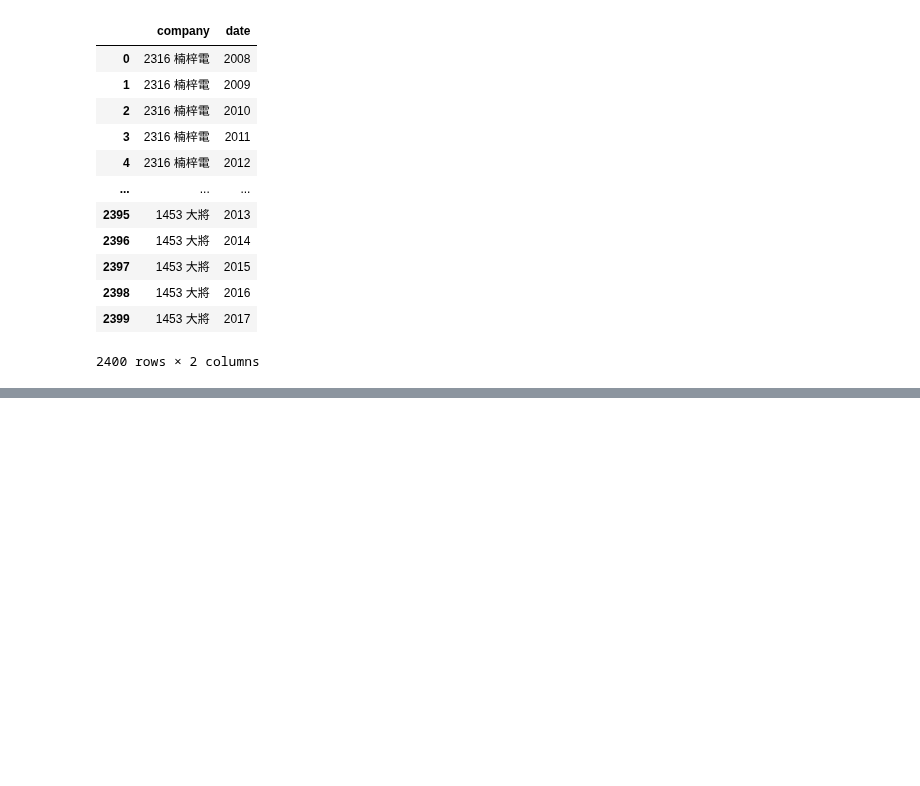
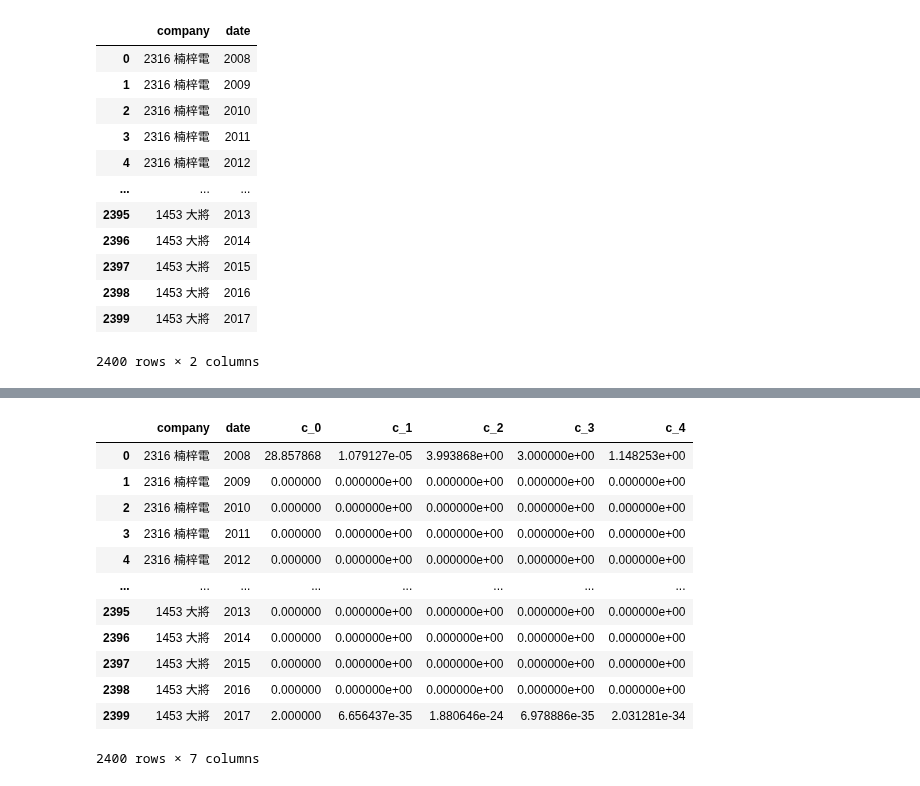
Before and after one commit to roccqqck/news_bert, a Jupyter notebook: 6.news_data_preprocessing.ipynb, the cells around one changed output, grey strips where cells are left out. Saved outputs shown, nothing was run; the diff lists cells and outputs as text; code cells hidden in the pictures; blank space fills up the shorter version.

```diff
--- a/6.news_data_preprocessing.ipynb
+++ b/6.news_data_preprocessing.ipynb
@@ -478,0 +557,43 @@ df_topic_5_prob[(df_topic_5_prob["company"].str.contains("楠梓電") & df_topic
+# %%
+# 上面步驟寫成for loop
+# for 240公司名list:
+#     for 2008-2017年:
+
+for company_name in tqdm(company_list):
+    for year in range(2008,2018):
+        company_name = str(company_name)
+
+        # pandas all_news 取出 company欄位 contains 公司名 & date欄位 contains 年分
+        df_temp = all_news.loc[(all_news["company"].str.contains(company_name))
+                    & (all_news["date"].astype(str).str.contains( str(year) ))]
+        # 將 c_0 c_1 c_2 c_3 c_4 欄位 加總sum()
+        # df_temp["c_0"].sum(), df_temp["c_1"].sum(), df_temp["c_2"].sum() ,df_temp["c_3"].sum() ,df_temp["c_4"].sum()
+
+        # 將 c_0 ~ c_4 欄位 加總sum()
+        # 按照 公司名 年分 填入 df_company_year_prob_sum的 c_0 ~ c_4 欄位表格
+        df_company_year_prob_sum.loc[(df_company_year_prob_sum["company"].str.contains(company_name) )
+                    & (df_company_year_prob_sum["date"].astype(str).str.contains( str(year) )), "c_0"] = df_temp["c_0"].sum()
+        df_company_year_prob_sum.loc[(df_topic_5_prob["company"].str.contains(company_name) )
+                    & (df_company_year_prob_sum["date"].astype(str).str.contains( str(year) )), "c_1"] = df_temp["c_1"].sum()
+        df_company_year_prob_sum.loc[(df_company_year_prob_sum["company"].str.contains(company_name) )
+                    & (df_company_year_prob_sum["date"].astype(str).str.contains( str(year) )), "c_2"] = df_temp["c_2"].sum()
+        df_company_year_prob_sum.loc[(df_company_year_prob_sum["company"].str.contains(company_name) )
+                    & (df_company_year_prob_sum["date"].astype(str).str.contains( str(year) )), "c_3"] = df_temp["c_3"].sum()
+        df_company_year_prob_sum.loc[(df_company_year_prob_sum["company"].str.contains(company_name) )
+                    & (df_company_year_prob_sum["date"].astype(str).str.contains( str(year) )), "c_4"] = df_temp["c_4"].sum()
+
+df_company_year_prob_sum
+# %% [output]
+|  | company | date | c_0 | c_1 | c_2 | c_3 | c_4 |
+| 0 | 2316 楠梓電 | 2008 | 28.857868 | 1.079127e-05 | 3.993868e+00 | 3.000000e+00 | 1.148253e+00 |
+| 1 | 2316 楠梓電 | 2009 | 0.000000 | 0.000000e+00 | 0.000000e+00 | 0.000000e+00 | 0.000000e+00 |
+| 2 | 2316 楠梓電 | 2010 | 0.000000 | 0.000000e+00 | 0.000000e+00 | 0.000000e+00 | 0.000000e+00 |
+| 3 | 2316 楠梓電 | 2011 | 0.000000 | 0.000000e+00 | 0.000000e+00 | 0.000000e+00 | 0.000000e+00 |
+| 4 | 2316 楠梓電 | 2012 | 0.000000 | 0.000000e+00 | 0.000000e+00 | 0.000000e+00 | 0.000000e+00 |
+| ... | ... | ... | ... | ... | ... | ... | ... |
+| 2395 | 1453 大將 | 2013 | 0.000000 | 0.000000e+00 | 0.000000e+00 | 0.000000e+00 | 0.000000e+00 |
+| 2396 | 1453 大將 | 2014 | 0.000000 | 0.000000e+00 | 0.000000e+00 | 0.000000e+00 | 0.000000e+00 |
+| 2397 | 1453 大將 | 2015 | 0.000000 | 0.000000e+00 | 0.000000e+00 | 0.000000e+00 | 0.000000e+00 |
+| 2398 | 1453 大將 | 2016 | 0.000000 | 0.000000e+00 | 0.000000e+00 | 0.000000e+00 | 0.000000e+00 |
+| 2399 | 1453 大將 | 2017 | 2.000000 | 6.656437e-35 | 1.880646e-24 | 6.978886e-35 | 2.031281e-34 |
+2400 rows × 7 columns
```
Also changed, not shown: parts of 16 cells of this notebook, 1 other file.
